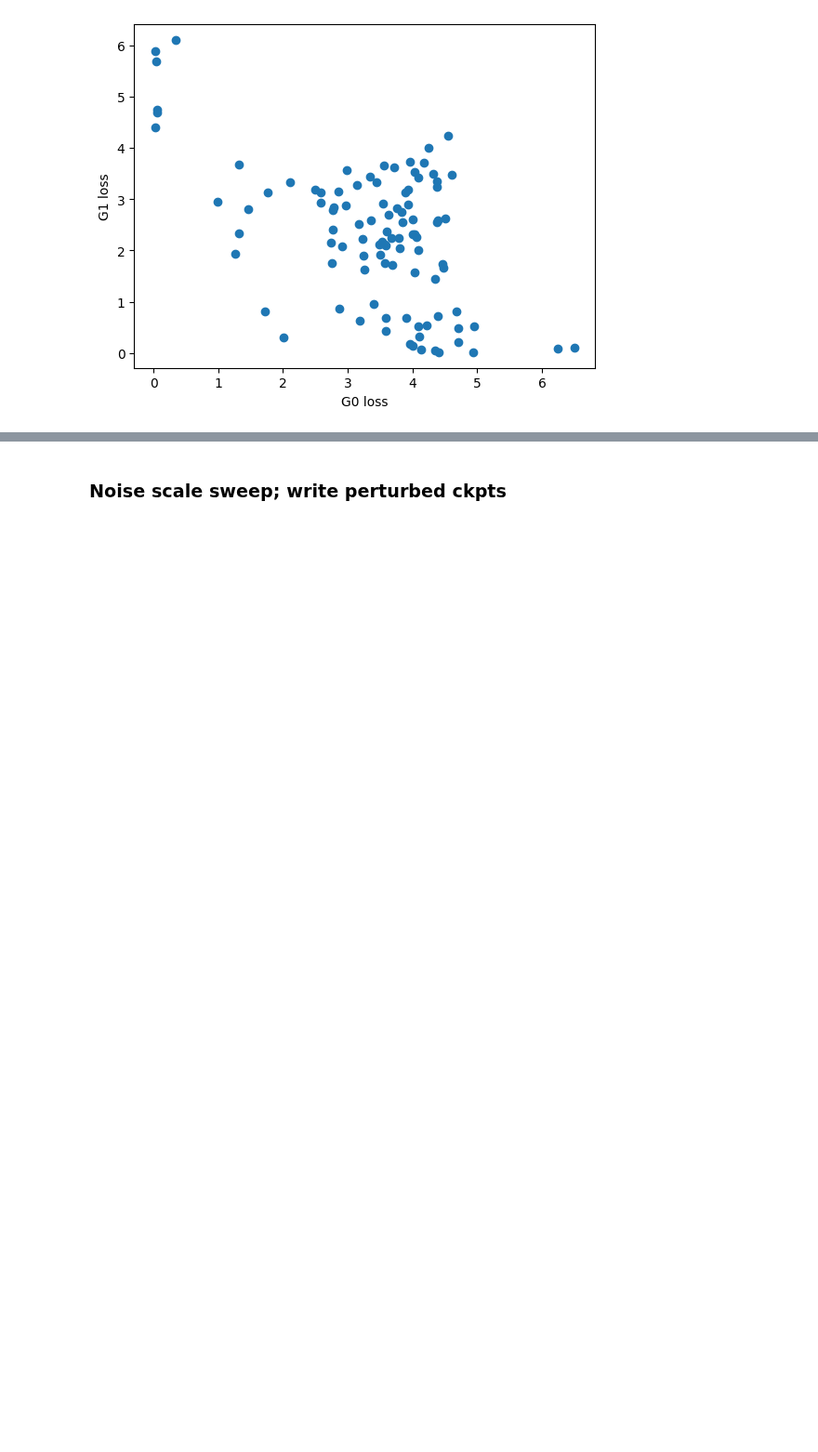
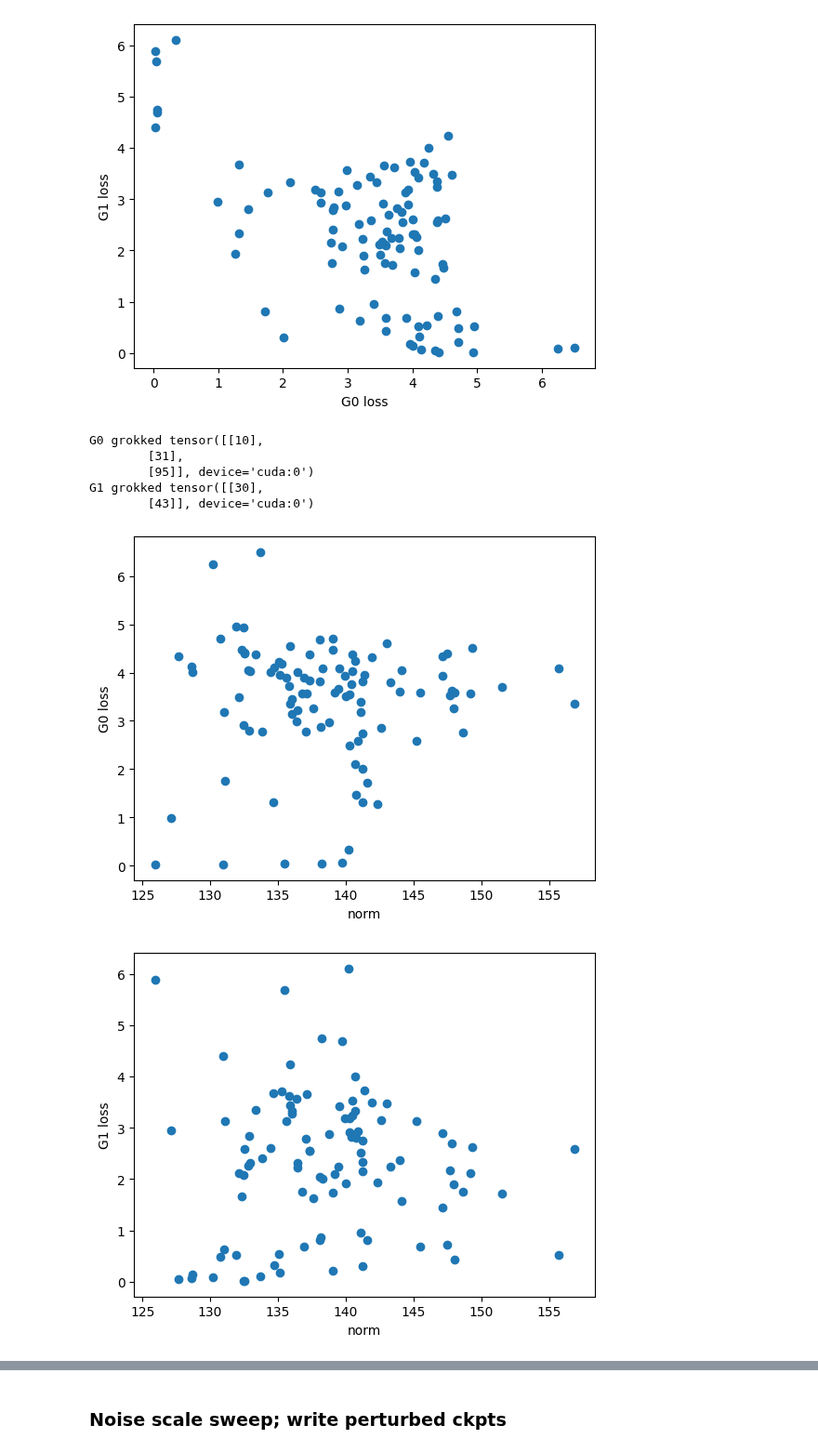
Before and after one commit to LouisYRYJ/Finite-groups, a Jupyter notebook: notebooks/perturb.ipynb, the cells around one changed output, grey strips where cells are left out. Shown at 93% size. Cells and saved outputs as stored; diff of their text form; code cells hidden in the pictures; blank space fills up the shorter version.

```diff
--- a/notebooks/perturb.ipynb
+++ b/notebooks/perturb.ipynb
@@ -63,3 +61,25 @@ plt.ylabel('G1 loss')
 plt.show()
 # %% [output]
 [figure]
+# %%
+print('G0 grokked', (loss_dict['G0_loss'] < 0.05).nonzero())
+print('G1 grokked', (loss_dict['G1_loss'] < 0.05).nonzero())
+# %% [output]
+G0 grokked tensor([[10],
+        [31],
+        [95]], device='cuda:0')
+G1 grokked tensor([[30],
+        [43]], device='cuda:0')
+# %%
+norms = [weight_norm(final_models[i]) for i in range(len(final_models))]
+plt.scatter(norms, loss_dict['G0_loss'].detach().cpu().numpy())
+plt.xlabel('norm')
+plt.ylabel('G0 loss')
+plt.show()
+plt.scatter(norms, loss_dict['G1_loss'].detach().cpu().numpy())
+plt.xlabel('norm')
+plt.ylabel('G1 loss')
+plt.show()
+# %% [output]
+[figure, added]
+[figure, added]
```
Also changed, not shown: parts of 29 cells of this notebook.
